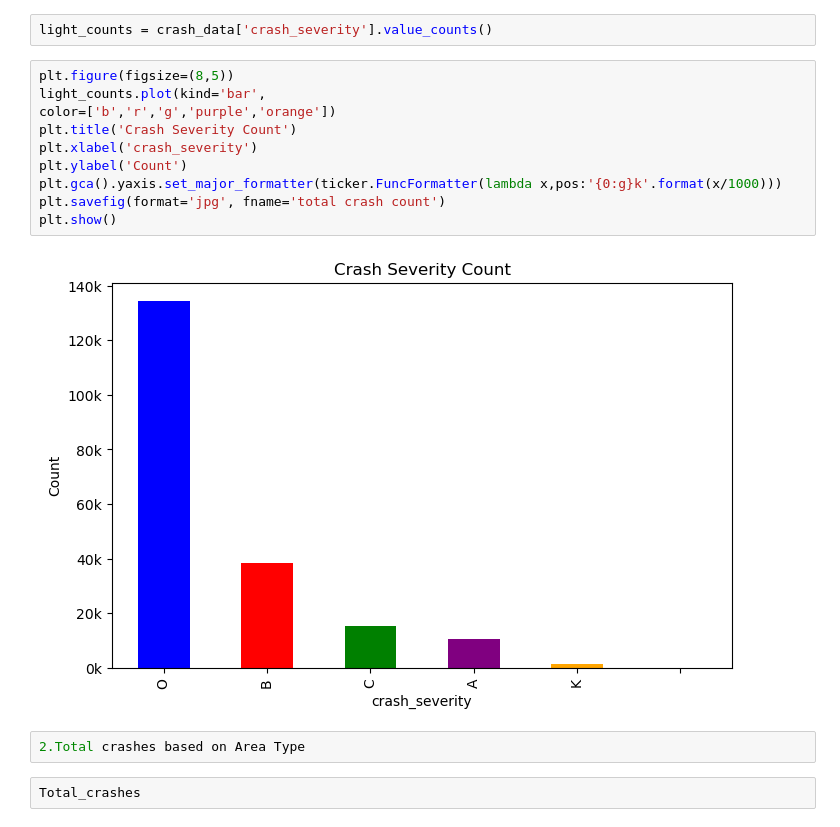
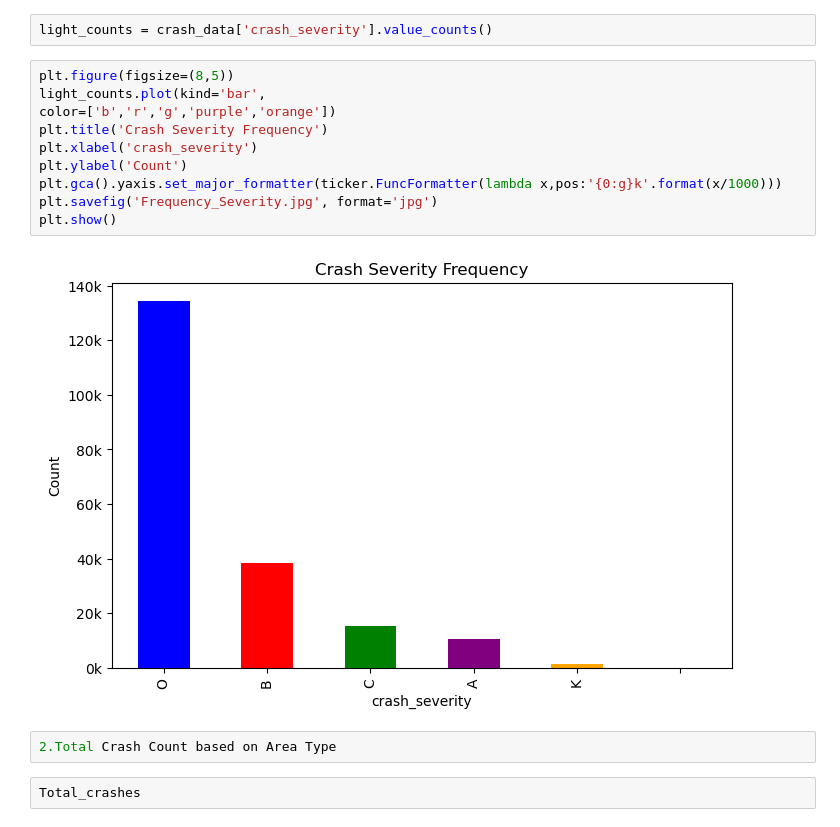
Before and after one commit to Eliab16/VDOT-crash-analysis, a Jupyter notebook: notebooks/VDOT_Analysis.ipynb, the cells around one changed output. Saved outputs shown, nothing was run; the diff lists cells and outputs as text.

```diff
--- a/notebooks/VDOT_Analysis.ipynb
+++ b/notebooks/VDOT_Analysis.ipynb
@@ -164,17 +164,17 @@ light_counts = crash_data['crash_severity'].value_counts()
 # %%
 plt.figure(figsize=(8,5))
 light_counts.plot(kind='bar',
 color=['b','r','g','purple','orange'])
-plt.title('Crash Severity Count')
+plt.title('Crash Severity Frequency')
 plt.xlabel('crash_severity')
 plt.ylabel('Count')
 plt.gca().yaxis.set_major_formatter(ticker.FuncFormatter(lambda x,pos:'{0:g}k'.format(x/1000)))
-plt.savefig(format='jpg', fname='total crash count')
+plt.savefig('Frequency_Severity.jpg', format='jpg')
 plt.show()
 # %% [output]
-[figure, old version]
+[figure, new version]
 # %%
-2.Total crashes based on Area Type
+2.Total Crash Count based on Area Type
 # %%
 Total_crashes
 # %% [output]
```
Also changed, not shown: parts of 18 cells of this notebook.
